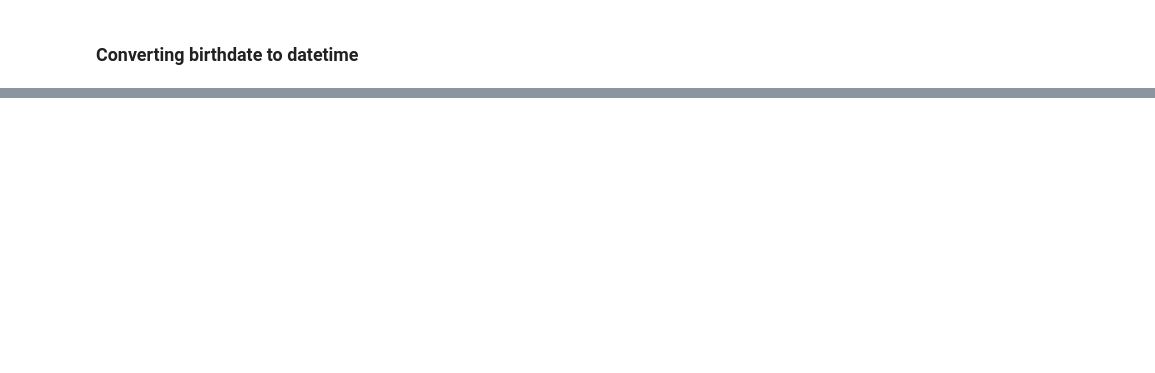
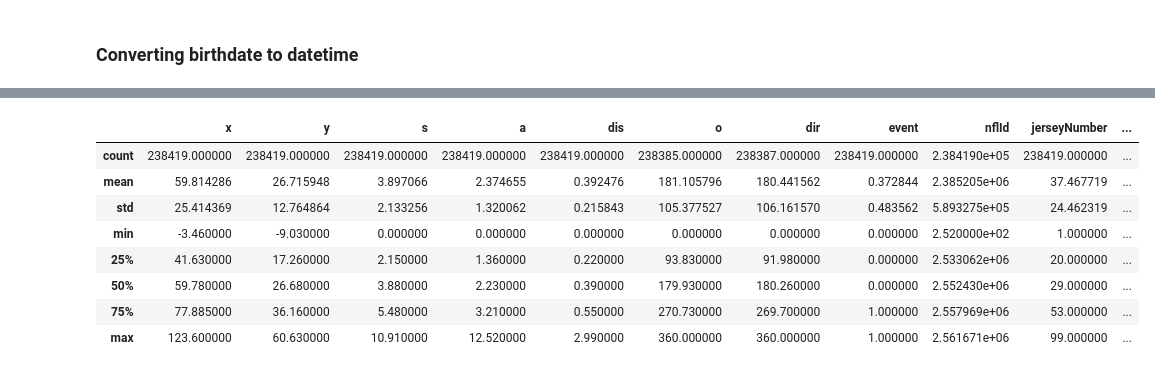
Before and after one commit to Fourth-and-Four/NFL-Big-Data-Bowl-2021, a Jupyter notebook: players_george.ipynb, the cells around one changed output, grey strips where cells are left out. Cells and saved outputs as stored; diff of their text form; code cells hidden in the pictures; blank space fills up the shorter version.

```diff
--- a/players_george.ipynb
+++ b/players_george.ipynb
@@ -99,0 +204,12 @@ df2.head()
+# %%
+df2.describe()
+# %% [output]
+|  | x | y | s | a | dis | o | dir | event | nflId | jerseyNumber | ... |
+| count | 238419.000000 | 238419.000000 | 238419.000000 | 238419.000000 | 238419.000000 | 238385.000000 | 238387.000000 | 238419.000000 | 2.384190e+05 | 238419.000000 | ... |
+| mean | 59.814286 | 26.715948 | 3.897066 | 2.374655 | 0.392476 | 181.105796 | 180.441562 | 0.372844 | 2.385205e+06 | 37.467719 | ... |
+| std | 25.414369 | 12.764864 | 2.133256 | 1.320062 | 0.215843 | 105.377527 | 106.161570 | 0.483562 | 5.893275e+05 | 24.462319 | ... |
+| min | -3.460000 | -9.030000 | 0.000000 | 0.000000 | 0.000000 | 0.000000 | 0.000000 | 0.000000 | 2.520000e+02 | 1.000000 | ... |
+| 25% | 41.630000 | 17.260000 | 2.150000 | 1.360000 | 0.220000 | 93.830000 | 91.980000 | 0.000000 | 2.533062e+06 | 20.000000 | ... |
+| 50% | 59.780000 | 26.680000 | 3.880000 | 2.230000 | 0.390000 | 179.930000 | 180.260000 | 0.000000 | 2.552430e+06 | 29.000000 | ... |
+| 75% | 77.885000 | 36.160000 | 5.480000 | 3.210000 | 0.550000 | 270.730000 | 269.700000 | 1.000000 | 2.557969e+06 | 53.000000 | ... |
+| max | 123.600000 | 60.630000 | 10.910000 | 12.520000 | 2.990000 | 360.000000 | 360.000000 | 1.000000 | 2.561671e+06 | 99.000000 | ... |
```
Also changed, not shown: parts of 23 cells of this notebook, 1 other file.
